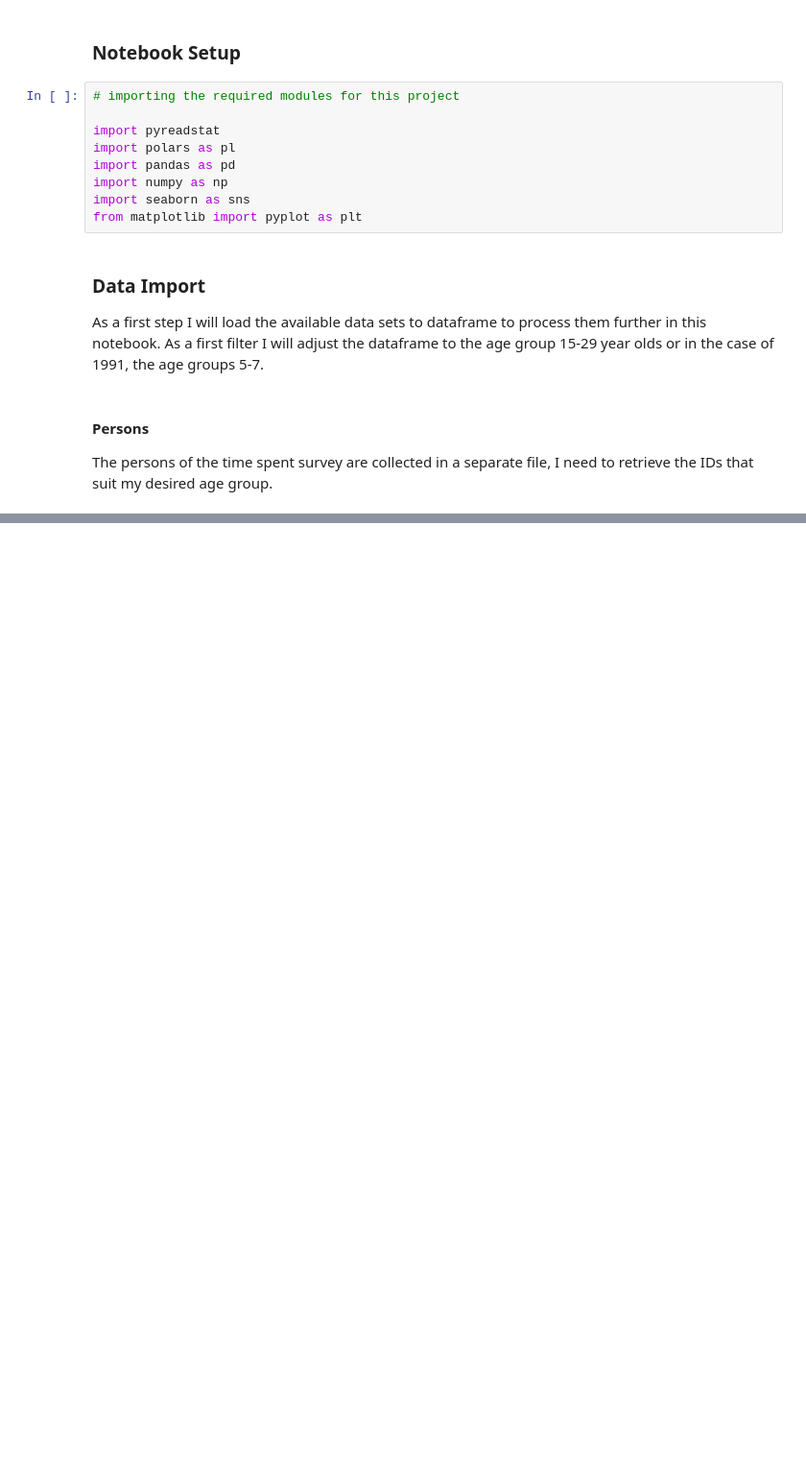
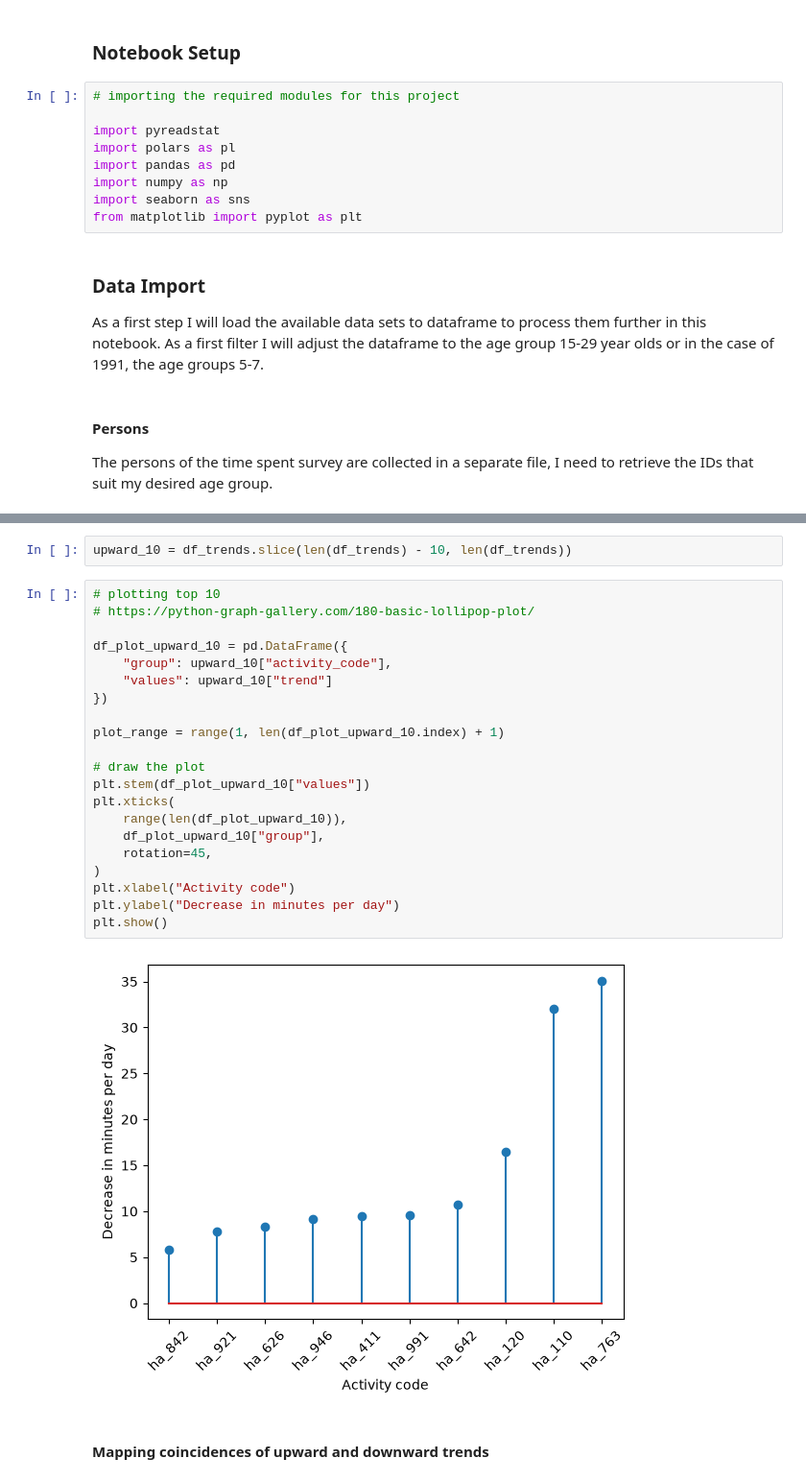
Before and after one commit to max-zwei/portfolio, a Jupyter notebook: projects/infographics/data/data.ipynb, the cells around one changed output, grey strips where cells are left out. Shown at 96% size. Cells and saved outputs as stored; diff of their text form; blank space fills up the shorter version.

```diff
--- a/projects/infographics/data/data.ipynb
+++ b/projects/infographics/data/data.ipynb
@@ -531,0 +722,27 @@ shape: (192, 12)
+# %%
+upward_10 = df_trends.slice(len(df_trends) - 10, len(df_trends))
+# %%
+# plotting top 10
+# https://python-graph-gallery.com/180-basic-lollipop-plot/
+
+df_plot_upward_10 = pd.DataFrame({
+    "group": upward_10["activity_code"],
+    "values": upward_10["trend"]
+})
+
+plot_range = range(1, len(df_plot_upward_10.index) + 1)
+
+# draw the plot
+plt.stem(df_plot_upward_10["values"])
+plt.xticks(
+    range(len(df_plot_upward_10)),
+    df_plot_upward_10["group"],
+    rotation=45,
+)
+plt.xlabel("Activity code")
+plt.ylabel("Decrease in minutes per day")
+plt.show()
+# %% [output]
+[figure, added]
+# %% [markdown]
+#### Mapping coincidences of upward and downward trends
```
Also changed, not shown: parts of 43 cells of this notebook, 39 other files.
